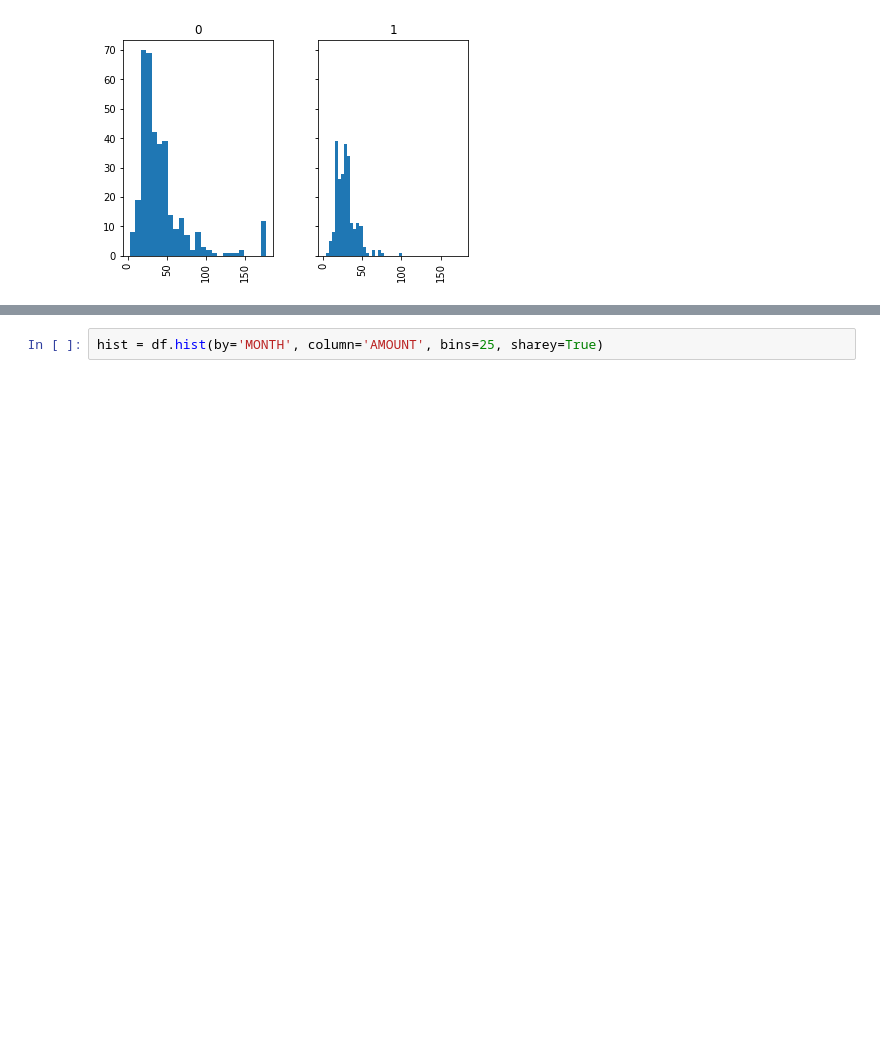
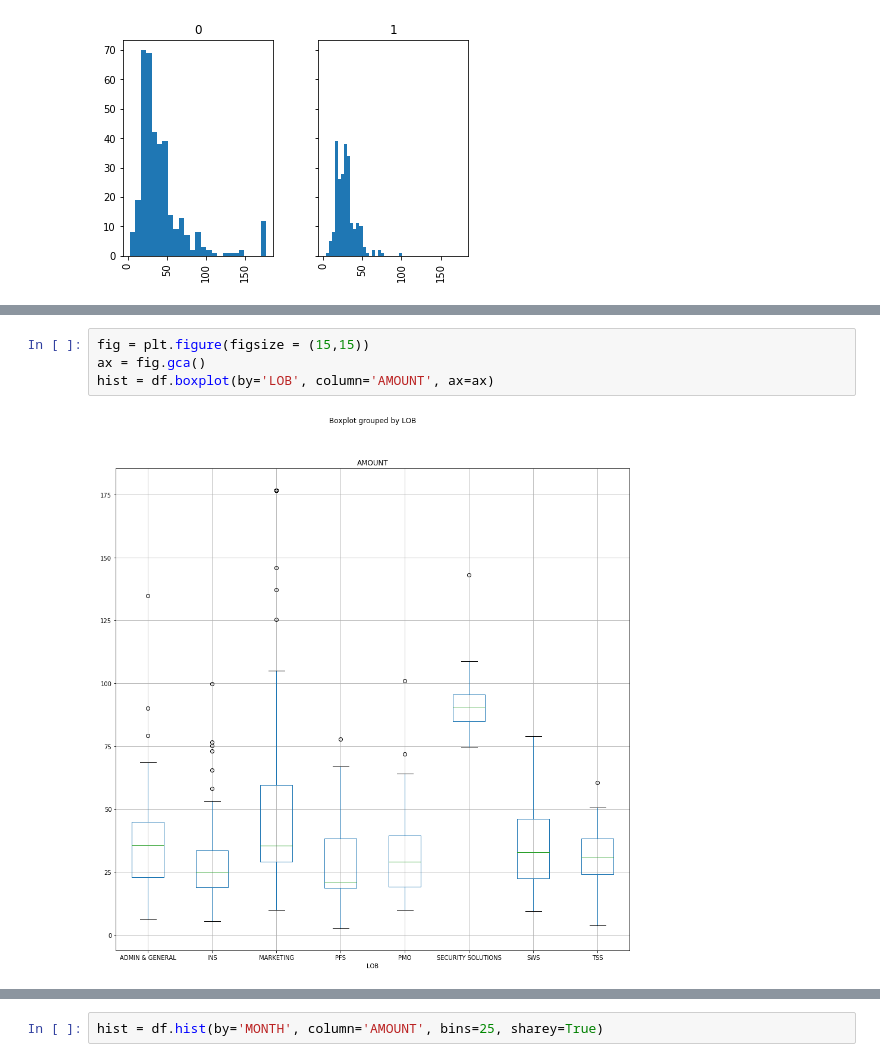
Before and after one commit to dihjital/Coursera_Capstone, a Jupyter notebook: Week 4 Assignment.ipynb, the cells around one changed output, grey strips where cells are left out. Cells and saved outputs as stored; diff of their text form; blank space fills up the shorter version.

```diff
--- a/Week 4 Assignment.ipynb
+++ b/Week 4 Assignment.ipynb
@@ -34,0 +66,6 @@ hist = df.hist(by='PRACTITIONER', column='AMOUNT', bins=25, sharey=True, sharex=
+# %%
+fig = plt.figure(figsize = (15,15))
+ax = fig.gca()
+hist = df.boxplot(by='LOB', column='AMOUNT', ax=ax)
+# %% [output]
+[figure, added]
```
Also changed, not shown: parts of 11 cells of this notebook.
